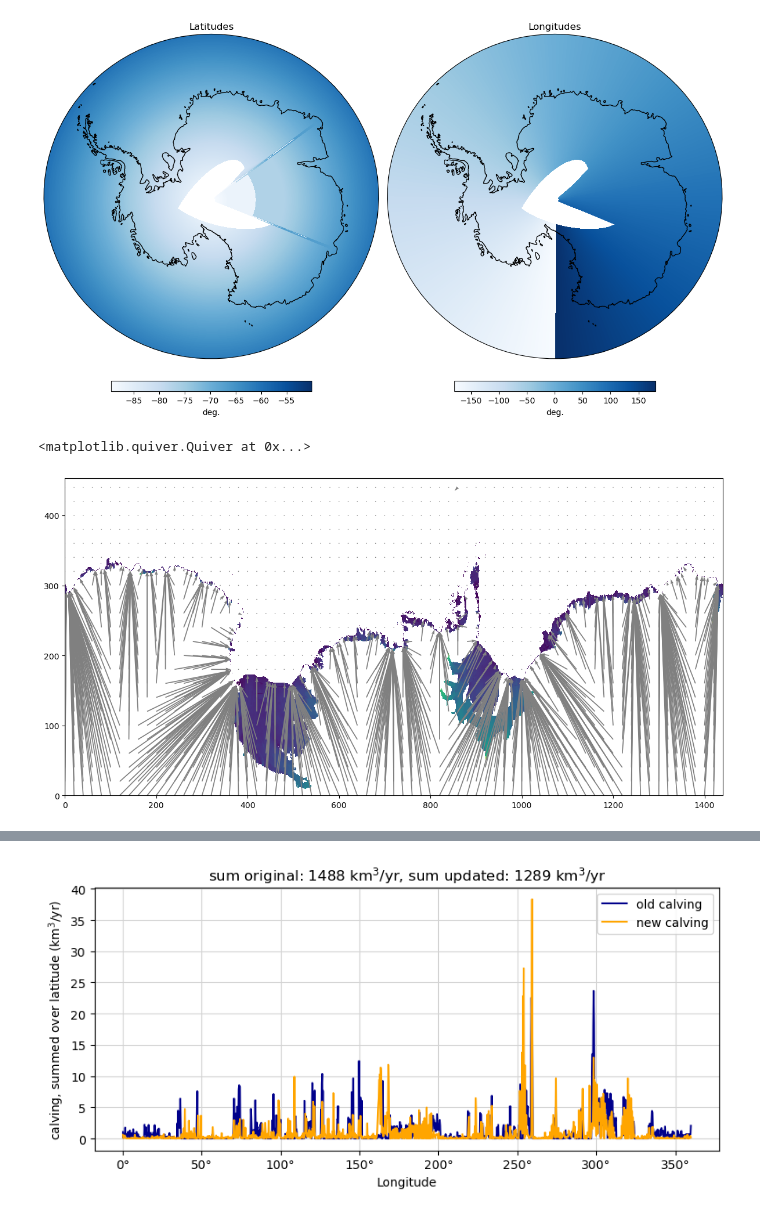
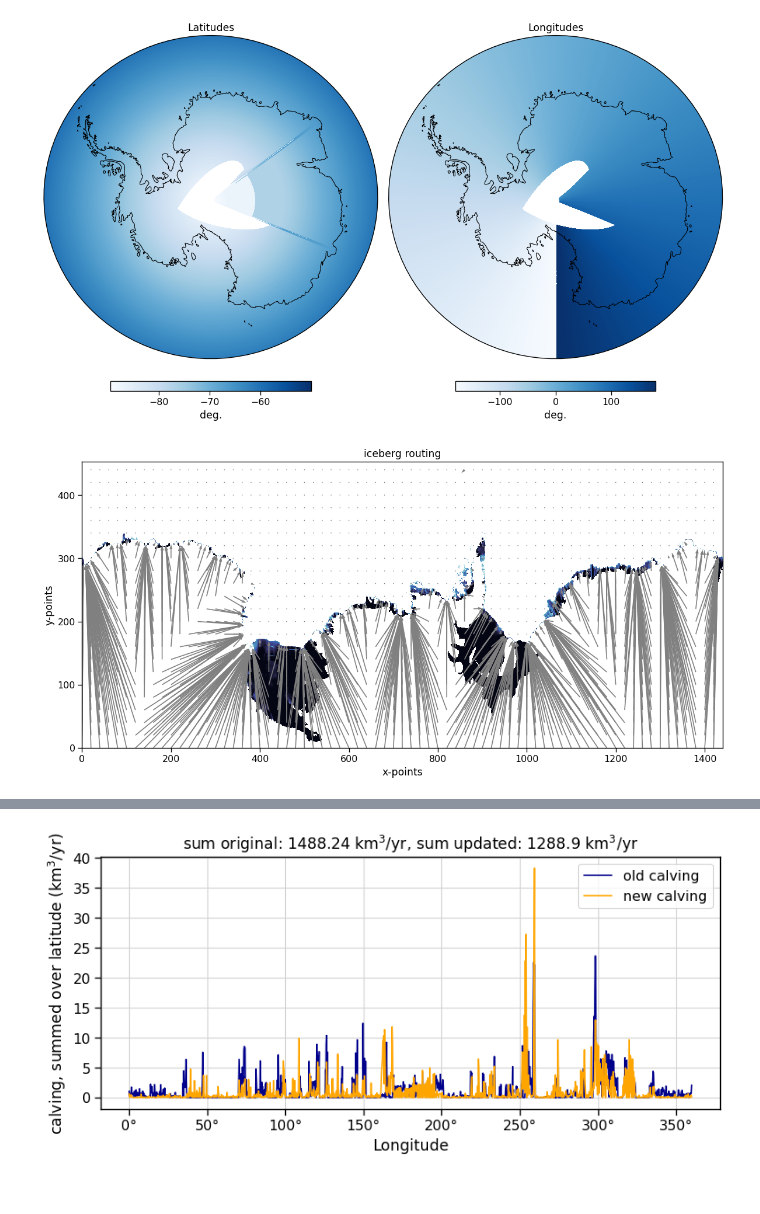
Before and after one commit to nicolasdettling/CANOBI_coupling, a Jupyter notebook: notebooks/vis_initial_files.ipynb, the cells around one changed output, grey strips where cells are left out. Cells and saved outputs as stored; diff of their text form; code cells hidden in the pictures.

Commit message:
added plotting switch

```diff
--- a/notebooks/vis_initial_files.ipynb
+++ b/notebooks/vis_initial_files.ipynb
@@ -10,8 +10,12 @@ import cartopy.mpl.ticker as cticker
 import seaborn as sns
 import matplotlib.ticker as mticker
 
+sns.set_context(context='paper', font_scale=1.3)
+
 theta = np.linspace(0, 2*np.pi, 100)
 map_circle = mpath.Path(np.vstack([np.sin(theta), np.cos(theta)]).T * 0.5 + [0.5, 0.5])
+# %%
+write_plots = False
 # %%
 mesh = xr.open_dataset('/gws/nopw/j04/terrafirma/nicdet/explore/mesh_mask.nc')
 route = xr.open_dataset('/gws/nopw/j04/terrafirma/nicdet/explore/routefile.nc')
@@ -53,17 +57,23 @@ cbar_a.set_label('deg.')
 cbar_b = fig.colorbar(b, ax=axes[1], orientation='horizontal', pad=0.05, shrink=.6)
 cbar_b.set_label('deg.')
 
-plt.savefig('plots/meshmask.jpg', dpi=300)
+if write_plots:
+    plt.savefig('../plots/meshmask.jpg', dpi=300)
 # %% [output]
-[figure, old version]
+[figure, new version]
 # %%
 fig, axes = plt.subplots(1,1, figsize=(12, 6), layout='tight')
 
-axes.pcolormesh(dom.isf_draft.where(dom.isf_draft!=0).squeeze())
+axes.set_title('iceberg routing')
+axes.set_xlabel('x-points')
+axes.set_ylabel('y-points')
+axes.pcolormesh(dom.isf_draft.where(dom.isf_draft!=0).squeeze(), cmap=co.cm.ice_r, vmin=0, vmax=300)
 axes.quiver(mesh.x[::20], mesh.y[::20], route.xindex[::20,::20]-mesh.x[::20], route.yindex[::20,::20]-mesh.y[::20], scale=1, scale_units='xy', angles='xy', color='grey', width=0.0015)
+
+if write_plots:
+    plt.savefig('../plots/iceberg_routing.jpg', dpi=300)
 # %% [output]
-<matplotlib.quiver.Quiver at 0x...>
-[figure, old version]
+[figure, new version]
 # %%
 fig, axes = plt.subplots(1,2, subplot_kw={'projection': ccrs.SouthPolarStereo()}, figsize=(12, 8), layout='tight')
 
@@ -109,11 +122,14 @@ axes.grid(color='lightgrey')
 
 axes.set_xlabel('Longitude')
 axes.set_ylabel('calving, summed over latitude (km$^3$/yr)')
-axes.set_title('sum original: 1488 km$^3$/yr, sum updated: 1289 km$^3$/yr')
+axes.set_title('sum original: '+str(np.array(calv_orig.soicbclv.sum().round(2)))+' km$^3$/yr, sum updated: '+str(np.array(calv_update.soicbclv.sum().round(2)))+' km$^3$/yr')
 axes.legend()
 axes.xaxis.set_major_formatter(mticker.FuncFormatter(format_lon))
+
+if write_plots:
+    plt.savefig('../plots/updated_calving_lonsum.jpg', dpi=300)
 # %% [output]
-[figure, old version]
+[figure, new version]
 # %%
 fig, axes = plt.subplots(1,2, subplot_kw={'projection': ccrs.SouthPolarStereo()}, figsize=(12, 8), layout='tight')
 
```
Also changed, not shown: parts of 5 cells of this notebook, 7 other files.
